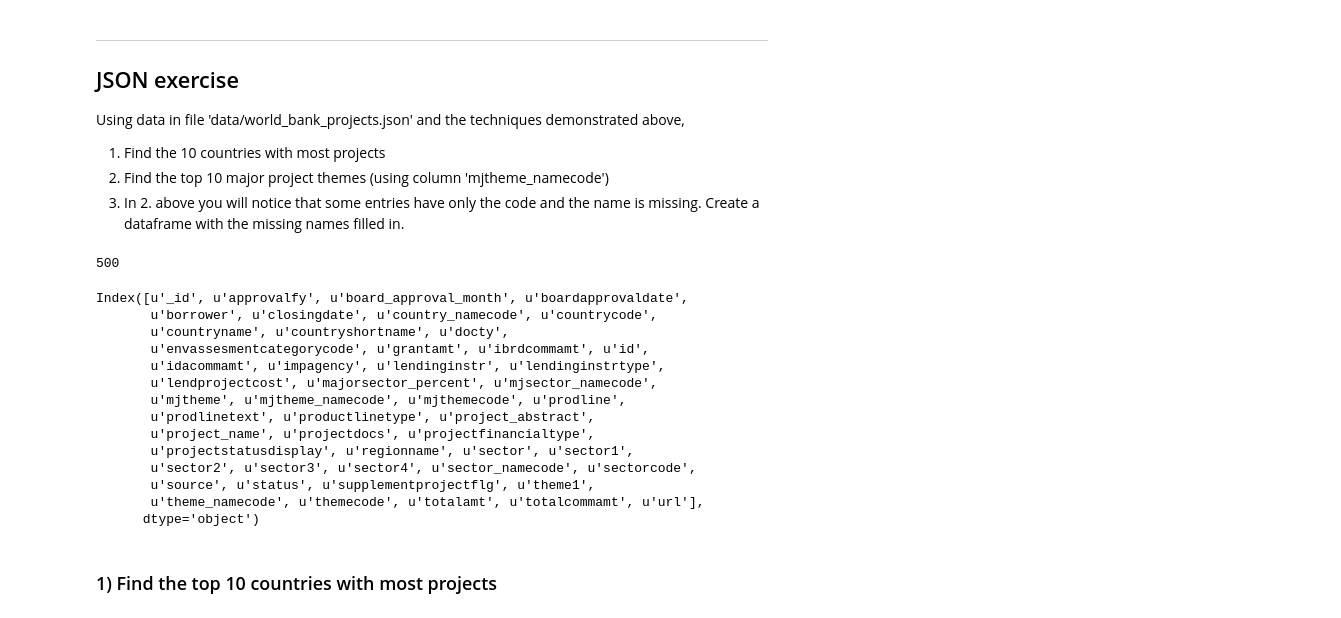
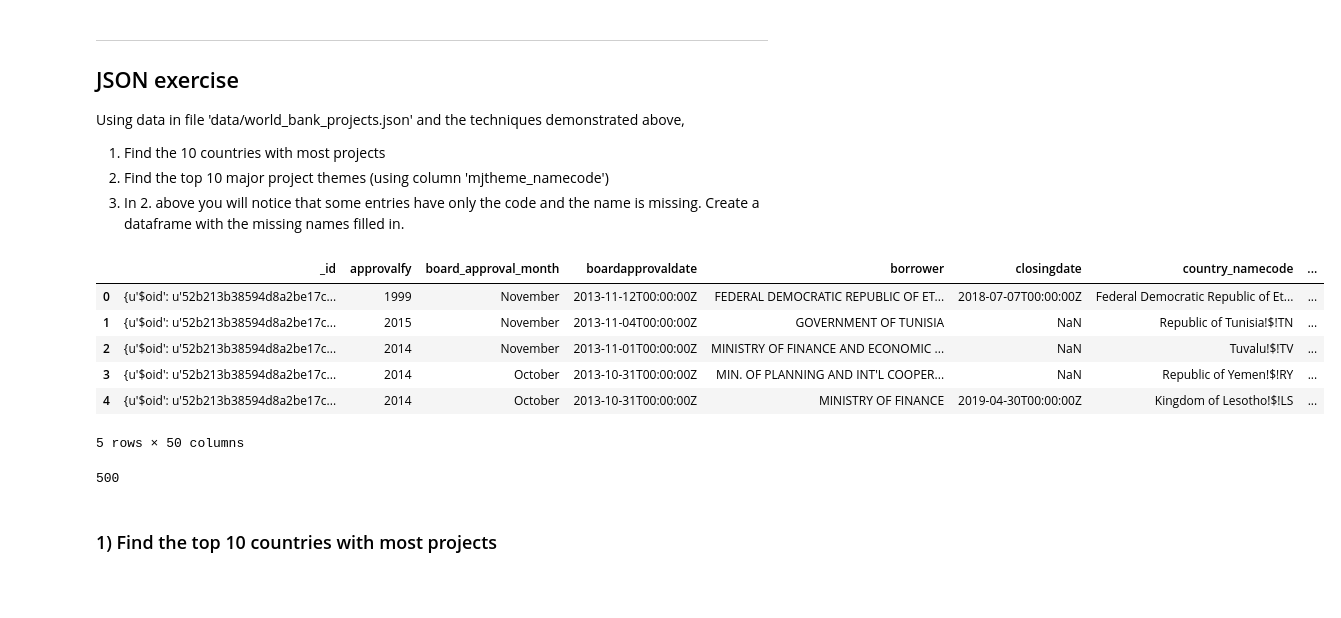
Before and after one commit to mudspringhiker/Springboard, a Jupyter notebook: data_wrangling_json/sliderule_dsi_json_exercise.ipynb, the cells around one changed output. Saved outputs shown, nothing was run; the diff lists cells and outputs as text; code cells hidden in the pictures; blank space fills up the shorter version.

```diff
--- a/data_wrangling_json/sliderule_dsi_json_exercise.ipynb
+++ b/data_wrangling_json/sliderule_dsi_json_exercise.ipynb
@@ -101,3 +103,13 @@ Using data in file 'data/world_bank_projects.json' and the techniques demonstrat
 # %%
-sample_json_df_long = pd.read_json('data/world_bank_projects.json')
+json_df = pd.read_json('data/world_bank_projects.json')
+# %%
+json_df.head()
+# %% [output]
+|  | _id | approvalfy | board_approval_month | boardapprovaldate | borrower | closingdate | country_namecode | ... |
+| 0 | {u'$oid': u'52b213b38594d8a2be17c... | 1999 | November | 2013-11-12T00:00:00Z | FEDERAL DEMOCRATIC REPUBLIC OF ET... | 2018-07-07T00:00:00Z | Federal Democratic Republic of Et... | ... |
+| 1 | {u'$oid': u'52b213b38594d8a2be17c... | 2015 | November | 2013-11-04T00:00:00Z | GOVERNMENT OF TUNISIA | NaN | Republic of Tunisia!$!TN | ... |
+| 2 | {u'$oid': u'52b213b38594d8a2be17c... | 2014 | November | 2013-11-01T00:00:00Z | MINISTRY OF FINANCE AND ECONOMIC ... | NaN | Tuvalu!$!TV | ... |
+| 3 | {u'$oid': u'52b213b38594d8a2be17c... | 2014 | October | 2013-10-31T00:00:00Z | MIN. OF PLANNING AND INT'L COOPER... | NaN | Republic of Yemen!$!RY | ... |
+| 4 | {u'$oid': u'52b213b38594d8a2be17c... | 2014 | October | 2013-10-31T00:00:00Z | MINISTRY OF FINANCE | 2019-04-30T00:00:00Z | Kingdom of Lesotho!$!LS | ... |
+5 rows × 50 columns
 # %%
@@ -105,22 +117,5 @@ len(sample_json_df_long)
 # %% [output]
 500
-# %%
-sample_json_df_long.columns
-# %% [output]
-Index([u'_id', u'approvalfy', u'board_approval_month', u'boardapprovaldate',
-       u'borrower', u'closingdate', u'country_namecode', u'countrycode',
-       u'countryname', u'countryshortname', u'docty',
-       u'envassesmentcategorycode', u'grantamt', u'ibrdcommamt', u'id',
-       u'idacommamt', u'impagency', u'lendinginstr', u'lendinginstrtype',
-       u'lendprojectcost', u'majorsector_percent', u'mjsector_namecode',
-       u'mjtheme', u'mjtheme_namecode', u'mjthemecode', u'prodline',
-       u'prodlinetext', u'productlinetype', u'project_abstract',
-       u'project_name', u'projectdocs', u'projectfinancialtype',
-       u'projectstatusdisplay', u'regionname', u'sector', u'sector1',
-       u'sector2', u'sector3', u'sector4', u'sector_namecode', u'sectorcode',
-       u'source', u'status', u'supplementprojectflg', u'theme1',
-       u'theme_namecode', u'themecode', u'totalamt', u'totalcommamt', u'url'],
-      dtype='object')
 # %% [markdown]
 ### 1) Find the top 10 countries with most projects
 # %%
```
Also changed, not shown: parts of 18 cells of this notebook.
